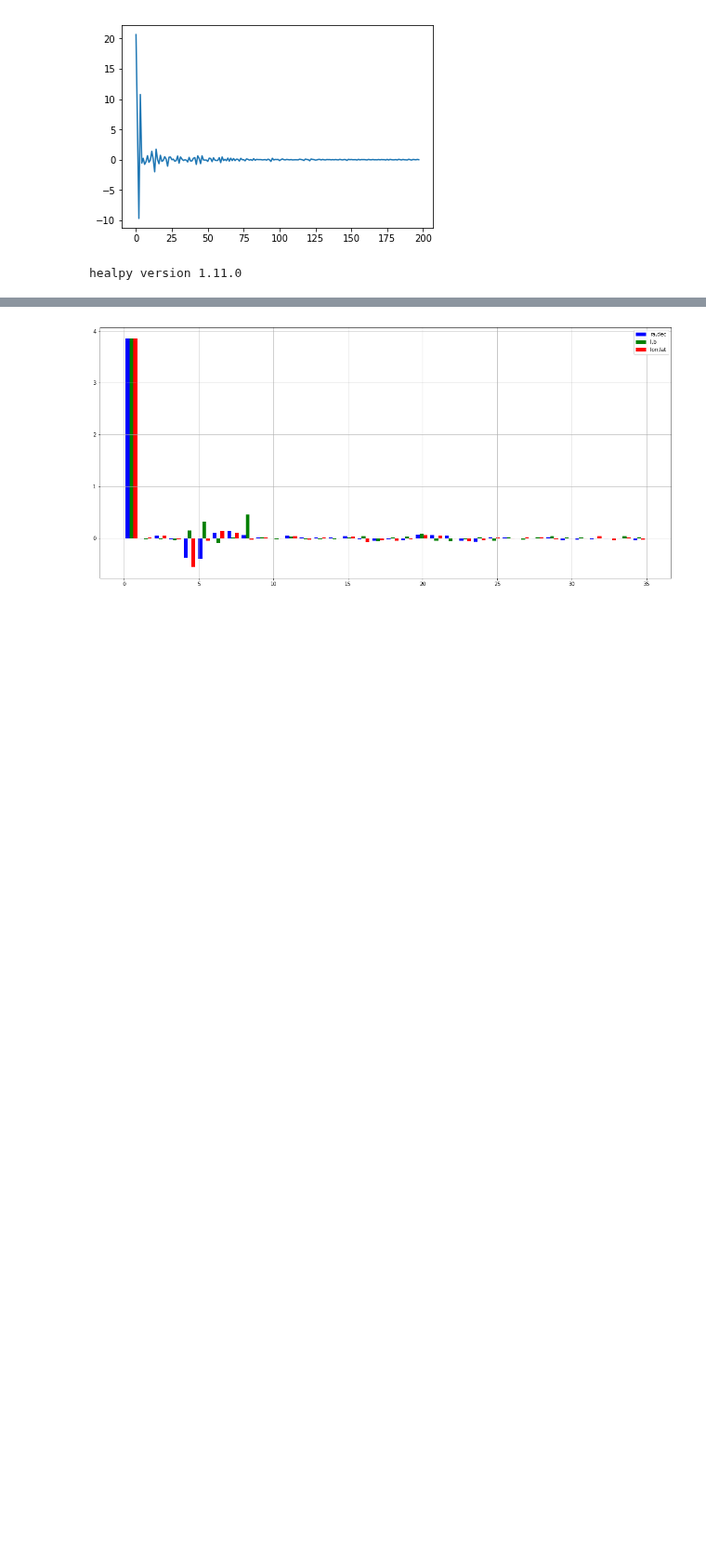
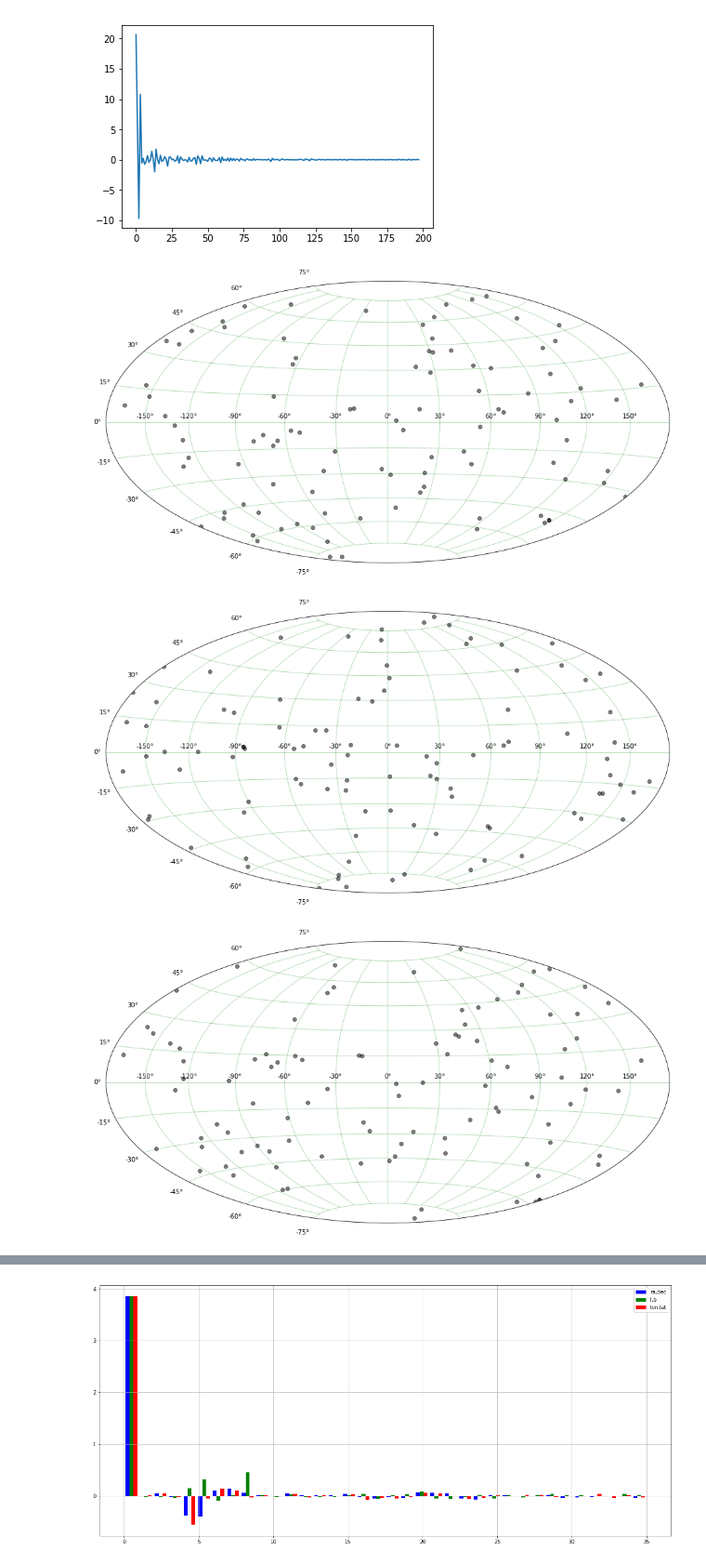
Before and after one commit to paantya/gaialib, a Jupyter notebook: d2018_sf.ipynb, the cells around one changed output, grey strips where cells are left out. Shown at 93% size. Drawn from its saved outputs; the diff is of its cells as text; code cells hidden in the pictures; blank space fills up the shorter version.

```diff
--- a/d2018_sf.ipynb
+++ b/d2018_sf.ipynb
@@ -127,10 +127,34 @@ plt.plot([i for i in np.arange(len(df_gh_srz))][:200-2],np.diff(np.diff(df_gh_sr
 # %% [output]
 [<matplotlib.lines.Line2D at 0x...>]
 [figure]
-# %%
-import healpy as hp
-%matplotlib inline
-
-print('healpy version ' + hp.__version__)
-# %% [output]
-healpy version 1.11.0
+# %%
+%%time
+
+def scattermy(df0,x,y,c,gridsize=50,fun_red=np.average):
+    import matplotlib as mpl
+    plt.figure(figsize=(16,11))
+    ax = plt.subplot(111, projection = 'hammer')
+    ax.set_facecolor('w')
+    h = ax.plot(
+        (df0[x]-180)*np.pi/180,
+        (df0[y]-90)*np.pi/180, 'ko', alpha=.5
+    )
+
+
+    params = matplotlib.figure.SubplotParams(left=.02, right=.98, top=.99, bottom=.01)
+
+    plt.grid(color='g',alpha = .35)#, linestyle='--', linewidth=1.9)
+    plt.show()
+
+scattermy(df_gh_srz.sort_values(by = 'parallax_difference_abs',ascending=False).head(100),'ra','dec','parallax_difference_abs',75,np.max)
+scattermy(df_gh_srz.sort_values(by = 'parallax_difference_abs',ascending=False).head(100),'l','b','parallax_difference_abs',75,np.max)
+scattermy(df_gh_srz.sort_values(by = 'parallax_difference_abs',ascending=False).head(100),'ecl_lon','ecl_lat','parallax_difference_abs',75,np.max)
+
+import healpy as hp
+%matplotlib inline
+
+print('healpy version ' + hp.__version__)
+# %% [output]
+[figure, added]
+[figure, added]
+[figure, added]
```
Also changed, not shown: parts of 8 cells of this notebook.
